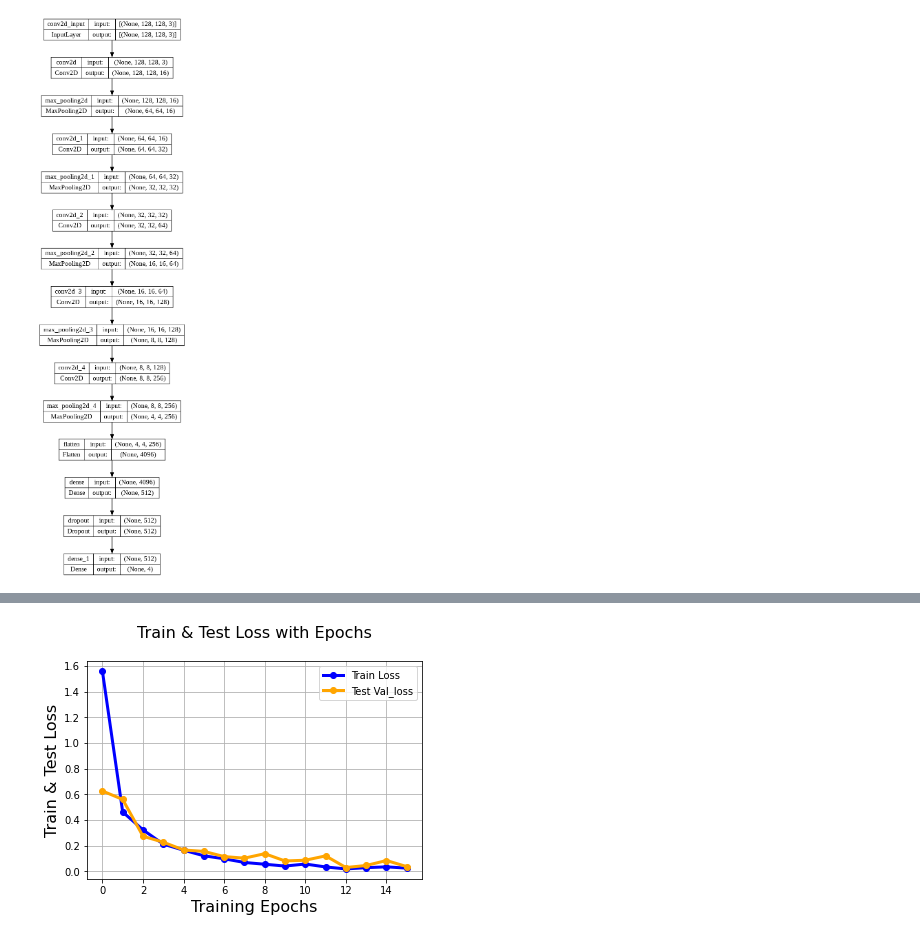
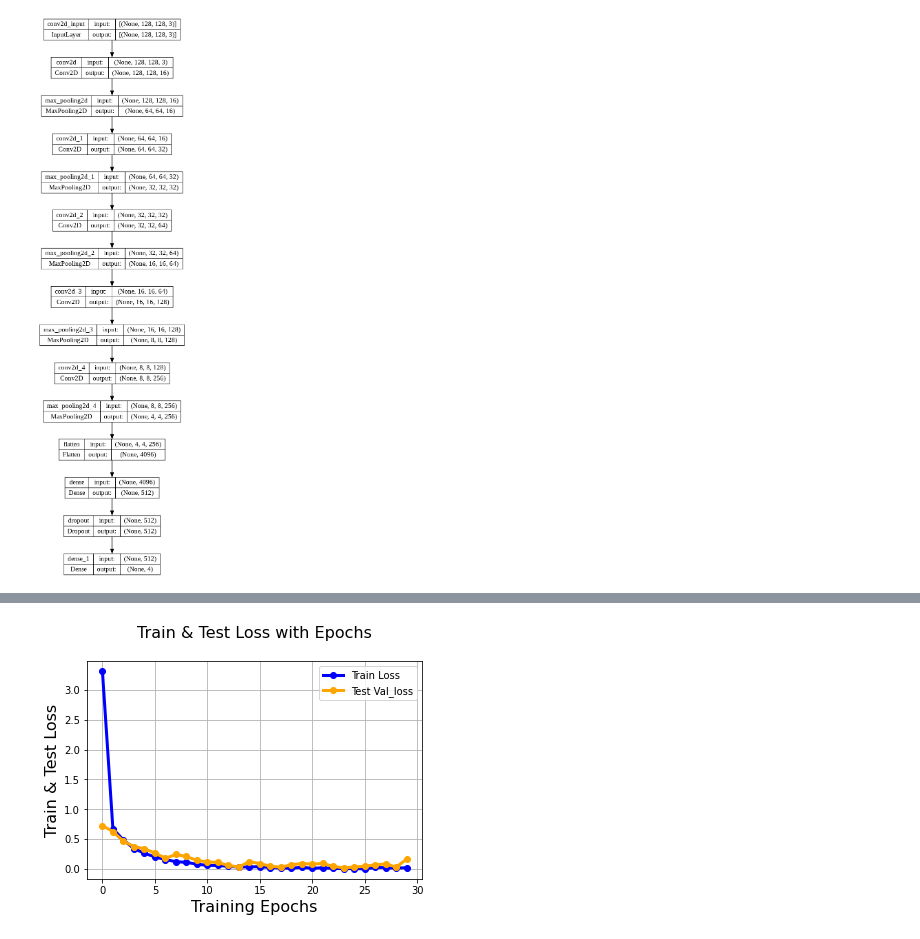
Before and after one commit to FerdousJUST/Fish-Classification-model-in-cnn-2022__final-, a Jupyter notebook: Fish_Image_Classification_My_model01.ipynb, the cells around one changed output, grey strips where cells are left out. Cells and saved outputs as stored; diff of their text form; code cells hidden in the pictures.

```diff
--- a/Fish_Image_Classification_My_model01.ipynb
+++ b/Fish_Image_Classification_My_model01.ipynb
@@ -107,13 +112,13 @@ model.compile(loss = 'categorical_crossentropy',
 from keras.callbacks import EarlyStopping,ModelCheckpoint,ReduceLROnPlateau
 import h5py
 # %%
-erl_stop = EarlyStopping(monitor = 'val_loss',patience = 3,restore_best_weights=True)
+erl_stop = EarlyStopping(monitor = 'val_loss',patience = 10,restore_best_weights=True)
 mod_chk = ModelCheckpoint(
     filepath='/content/drive/Shareddrives/Research Collaboration/Ferdous MSc Project/part seven/my_model_seven.hdf5',
                           monitor = 'val_loss',save_best_only = True)
-lr_rate = ReduceLROnPlateau(monitor = 'val_loss',patience = 3,factor = 0.1)
+lr_rate = ReduceLROnPlateau(monitor = 'val_loss',patience = 10,factor = 0.1)
 # %%
-hist = model.fit_generator(train_fed, shuffle = True, epochs=20, validation_data=test_fed,
+hist = model.fit_generator(train_fed, shuffle = True, epochs=30, validation_data=test_fed,
                            callbacks = [erl_stop,mod_chk,lr_rate],verbose = 2
                            )
 # %% [output]
@@ -143,16 +148,16 @@ print('%.2f'%(acc[1]*100))
 # %%
 
 plt.plot(hist.history['loss'],'b-o',color = 'blue',label = 'train',linewidth=3.0)
 plt.plot(hist.history['val_loss'],'b-o',color = 'orange',label = 'train',linewidth=3.0)
 plt.grid(True)
-epochs = range(1,20)
+epochs = range(1,30)
 plt.legend(['Train Loss', 'Test Val_loss'], loc='upper right')
 plt.title("Train & Test Loss with Epochs\n",fontsize = 16)
 plt.xlabel("Training Epochs",fontsize= 16)
 plt.ylabel("Train & Test Loss",fontsize =16)
 plt.show()
 # %% [output]
-[figure, old version]
+[figure, new version]
 # %%
 plt.figure(figsize = (8,6))
 plt.plot(hist.history['loss'],'b-o',color = 'blue',label = 'train',linewidth=3.0)
```
Also changed, not shown: parts of 10 cells of this notebook.
